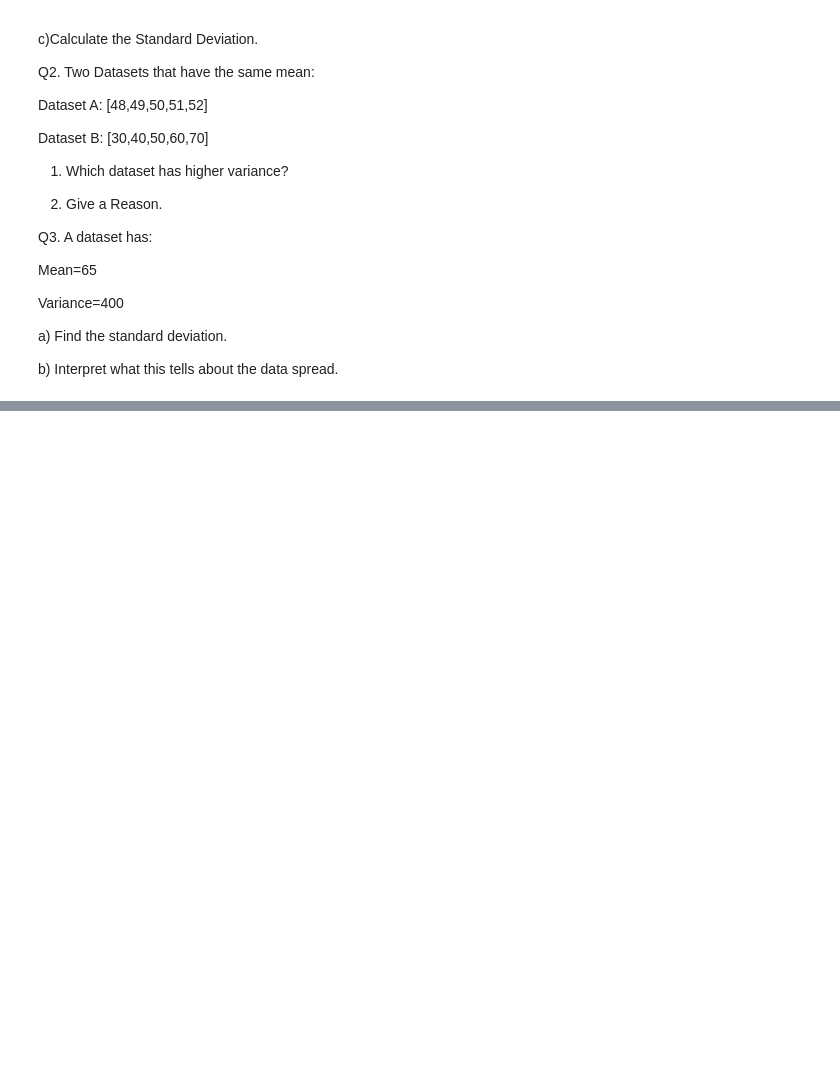
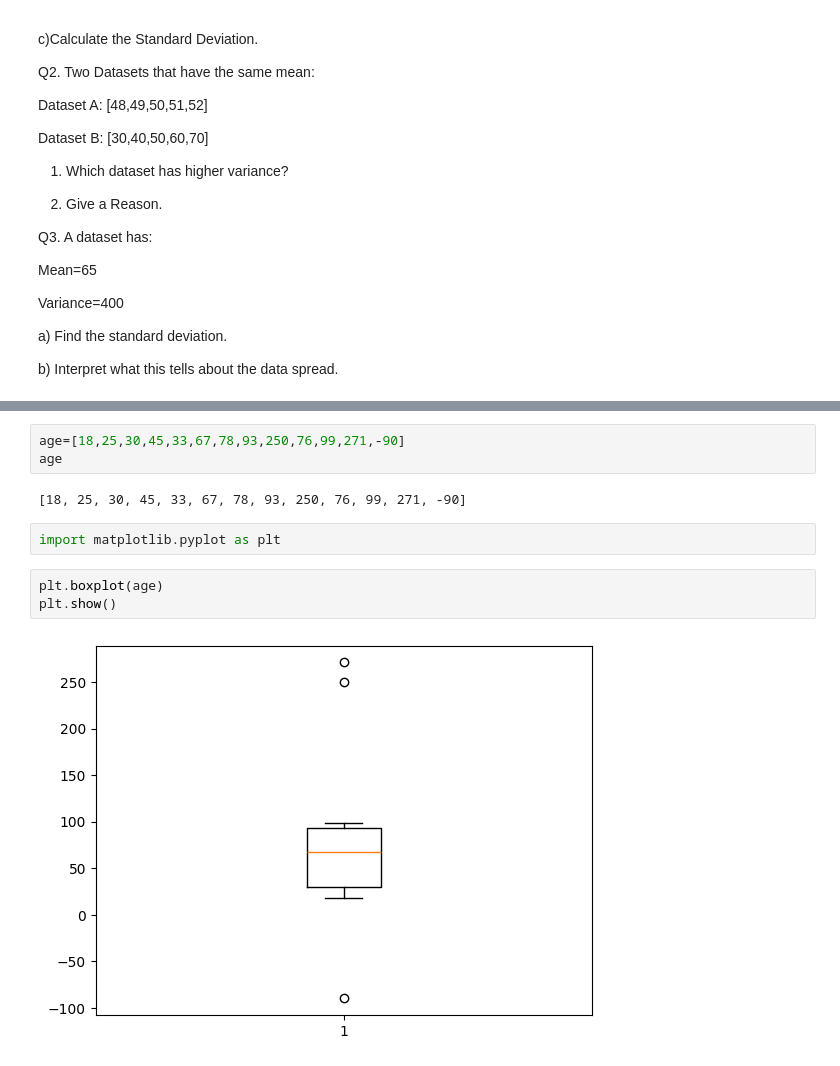
Before and after one commit to HarshaPriya03/PythonLearning, a Jupyter notebook: Statistics_and_Probability_08_02_2026.ipynb, the cells around one changed output, grey strips where cells are left out. Drawn from its saved outputs; the diff is of its cells as text; blank space fills up the shorter version.

```diff
--- a/Statistics_and_Probability_08_02_2026.ipynb
+++ b/Statistics_and_Probability_08_02_2026.ipynb
@@ -332,0 +439,12 @@ b) Interpret what this tells about the data spread.
+# %%
+age=[18,25,30,45,33,67,78,93,250,76,99,271,-90]
+age
+# %% [output]
+[18, 25, 30, 45, 33, 67, 78, 93, 250, 76, 99, 271, -90]
+# %%
+import matplotlib.pyplot as plt
+# %%
+plt.boxplot(age)
+plt.show()
+# %% [output]
+[figure, added]
```
Also changed, not shown: parts of 94 cells of this notebook, 1 other file.
